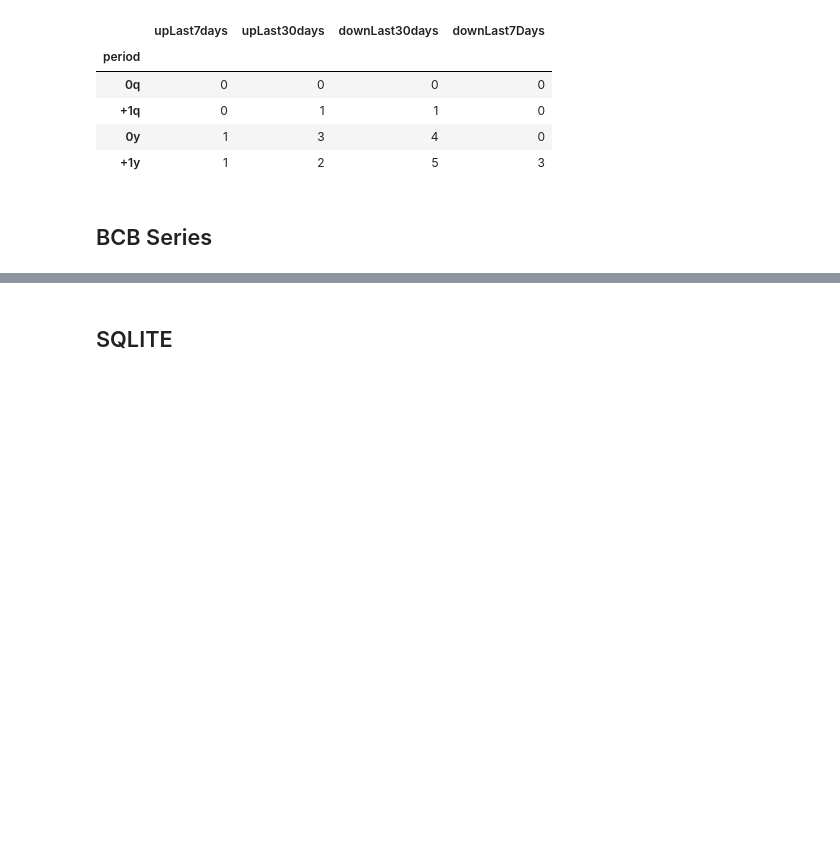
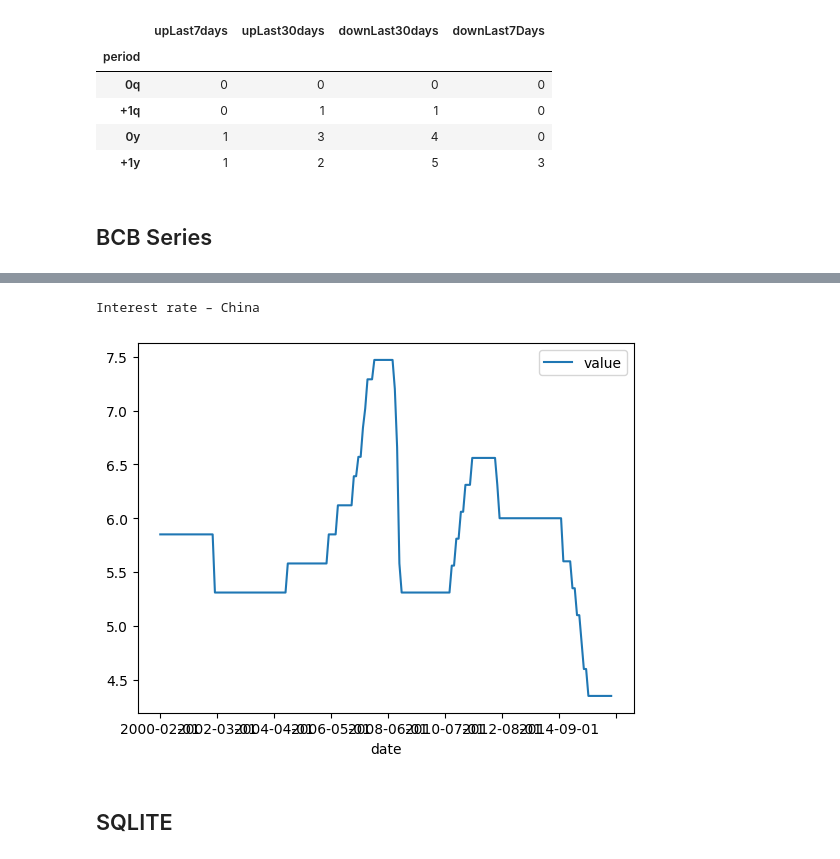
Before and after one commit to faustostangler/FLY, a Jupyter notebook: playgroung.ipynb, the cells around one changed output, grey strips where cells are left out. Drawn from its saved outputs; the diff is of its cells as text; code cells hidden in the pictures; blank space fills up the shorter version.

Commit message:
indicators adjustments

```diff
--- a/playgroung.ipynb
+++ b/playgroung.ipynb
@@ -490,0 +587,13 @@ else:
+# %%
+DB_PATH = Path(r"D:\Fausto Stangler\Documentos\Python\FLY\data\fly.db")
+TABLE_NAME = "tbl_indicators"
+# %%
+# 1. Conexão ao banco de dados SQLite
+conn = sqlite3.connect(DB_PATH)
+
+# 2. Leitura da tabela para o DataFrame 'df'
+query = f"SELECT * FROM {TABLE_NAME}"
+df = pd.read_sql_query(query, conn)
+
+# 3. Fechamento da conexão
+conn.close()
@@ -490,0 +616,9 @@ else:
+# %%
+items = df[['name','code']].drop_duplicates()
+# %%
+codes = {}
+for item in items.iterrows():
+    code = item[1].iloc[1]
+    name = item[1].iloc[0]
+    codes[code] = name
+    print(code, name)
@@ -491,3 +662,11 @@ else:
+# %%
+code = 17899
+mask = df['name'] == codes[str(code)]
+df[mask][['date','value']].set_index('date').plot()
+print(codes[str(code)])
+# %% [output]
+Interest rate – China
+[figure, added]
 # %% [markdown]
 ## SQLITE
 # %%
```
Also changed, not shown: parts of 13 cells of this notebook, 2 other files.
